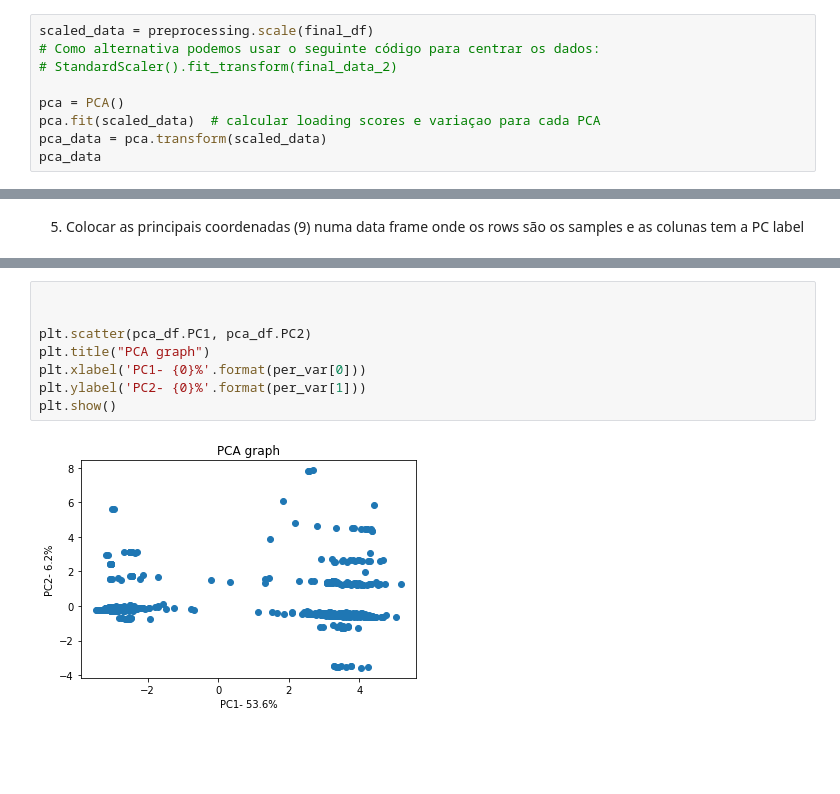
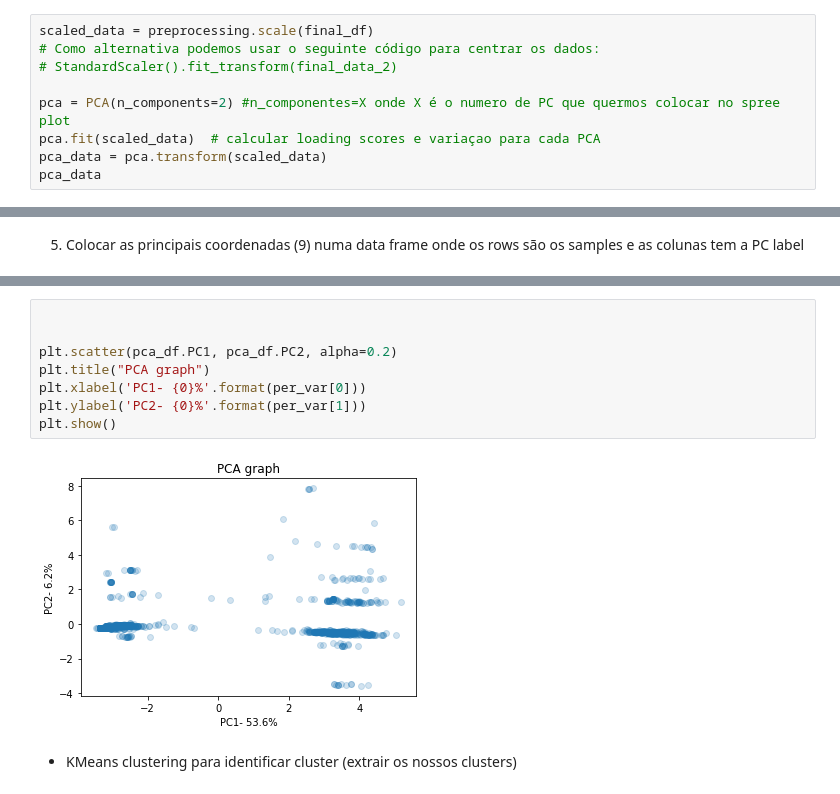
Before and after one commit to Rafael-Silva-Oliveira/FEM, a Jupyter notebook: Python/Dados.ipynb, the cells around one changed output, grey strips where cells are left out. Drawn from its saved outputs; the diff is of its cells as text; blank space fills up the shorter version.

```diff
--- a/Python/Dados.ipynb
+++ b/Python/Dados.ipynb
@@ -141,7 +144,7 @@ scaled_data = preprocessing.scale(final_df)
 # Como alternativa podemos usar o seguinte código para centrar os dados:
 # StandardScaler().fit_transform(final_data_2)
 
-pca = PCA()
+pca = PCA(n_components=2) #n_componentes=X onde X é o numero de PC que quermos colocar no spree plot
 pca.fit(scaled_data)  # calcular loading scores e variaçao para cada PCA
 pca_data = pca.transform(scaled_data)
 pca_data
@@ -231,10 +209,12 @@ pca_df
 # %%
 
 
-plt.scatter(pca_df.PC1, pca_df.PC2)
+plt.scatter(pca_df.PC1, pca_df.PC2, alpha=0.2)
 plt.title("PCA graph")
 plt.xlabel('PC1- {0}%'.format(per_var[0]))
 plt.ylabel('PC2- {0}%'.format(per_var[1]))
 plt.show()
 # %% [output]
-[figure, old version]
+[figure, new version]
+# %% [markdown]
+* KMeans clustering para identificar cluster (extrair os nossos clusters)
```
Also changed, not shown: parts of 8 cells of this notebook, 1 other file.
